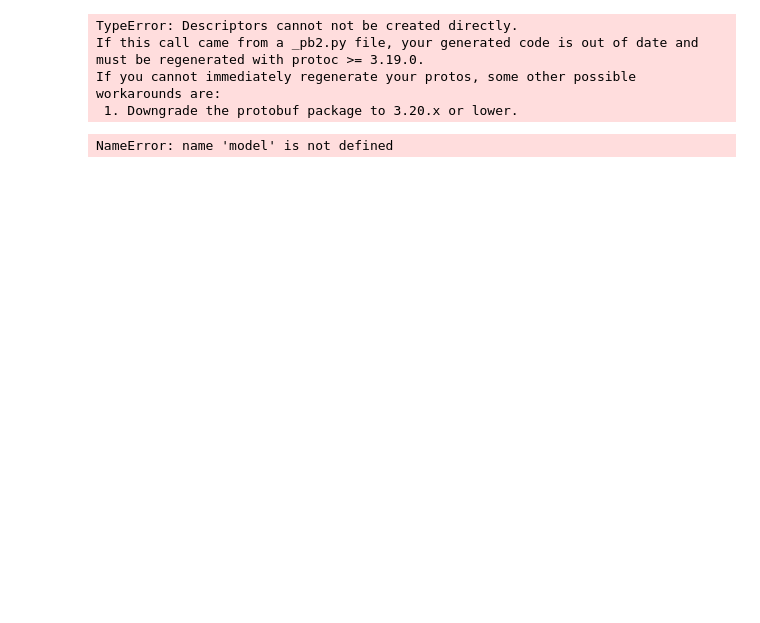
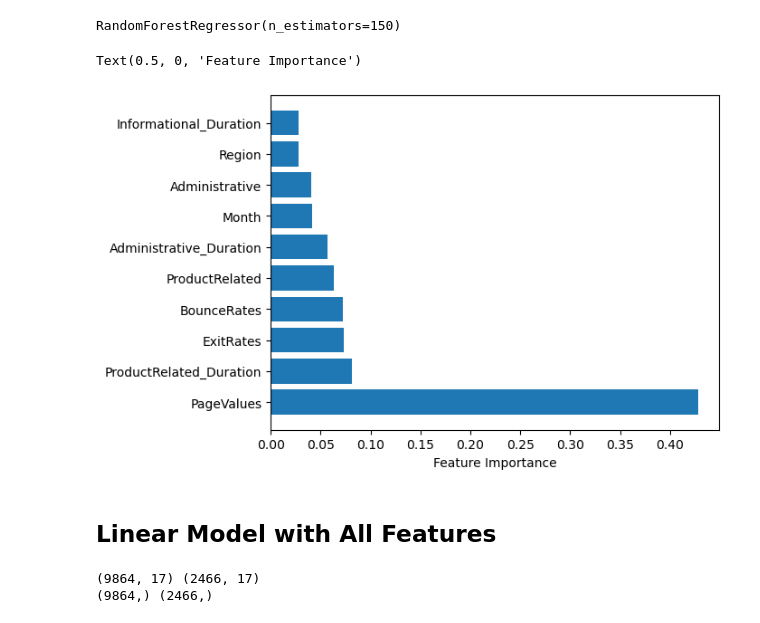
Before and after one commit to RoshanPaudyal/Project-3, a Jupyter notebook: Customer_Intention.ipynb, the cells around one changed output. Cells and saved outputs as stored; diff of their text form; code cells hidden in the pictures; blank space fills up the shorter version.

```diff
--- a/Customer_Intention.ipynb
+++ b/Customer_Intention.ipynb
@@ -31,5 +45,13 @@ Counter({False: 10422, True: 1908})
+# %%
+non_numeric_columns = 'Month', 'VisitorType', 'Weekend', 'Revenue'
+
+# Create an instance of the OrdinalEncoder
+encoder = OrdinalEncoder()
+
+for col in non_numeric_columns:
+    encoder.fit(df[[col]])
+    df[col] = encoder.transform(df[[col]])
 # %%
-# create dummy variables for 'VisitorType' and 'Month' columns and convert 'Weekend' and 'Revenue' columns to int data type
-df = pd.get_dummies(X, columns=['VisitorType', 'Month'])
-df['Weekend'] = df['Weekend'].astype(int)
-df['Revenue'] = df['Revenue'].astype(int)
+# df = pd.get_dummies( df, columns = ['VisitorType','Month'])
+# df['Weekend'] = df['Weekend'].astype(int)
+# df['Revenue'] = df['Revenue'].astype(int)
@@ -58,5 +61,25 @@ from sklearn.model_selection import train_test_split
 X = df.drop('Revenue', axis=1)
 y = df['Revenue']
 X_train, X_test, y_train, y_test = train_test_split(X, y, test_size=0.2, random_state=42)
+# %%
+rf = RandomForestRegressor(n_estimators=150)
+rf.fit(X_train, y_train)
+# %% [output]
+RandomForestRegressor(n_estimators=150)
+# %%
+importances = rf.feature_importances_
+indices = np.argsort(importances)[::-1]
+sort = indices[:10]  # select the top 10 features
+# %%
+# import
+# create a list of column labels from the integer indices
+labels = X.columns[sort]
+
+# plot the feature importances with the column labels
+plt.barh(labels, rf.feature_importances_[sort])
+plt.xlabel("Feature Importance")
+# %% [output]
+Text(0.5, 0, 'Feature Importance')
+[figure, added]
 # %%
 from sklearn.preprocessing import StandardScaler
@@ -64,26 +94,3 @@ from sklearn.preprocessing import StandardScaler
 scaler = StandardScaler()
 X_train_scaled = scaler.fit_transform(X_train)
 X_test_scaled = scaler.transform(X_test)
-# %%
-from keras.models import Sequential,Model
-from keras.layers import Dense, Activation, Dropout
-
-#Build a neural network model using Keras
-model = Sequential()
-model.add(Dense(64, input_dim=X_train_scaled.shape[1], activation='relu'))
-model.add(Dropout(0.5))
-model.add(Dense(32, activation='relu'))
-model.add(Dropout(0.3))
-model.add(Dense(16, activation='relu'))
-model.add(Dense(1, activation='sigmoid'))
-# %% [output]
-TypeError: Descriptors cannot not be created directly.
-If this call came from a _pb2.py file, your generated code is out of date and must be regenerated with protoc >= 3.19.0.
-If you cannot immediately regenerate your protos, some other possible workarounds are:
- 1. Downgrade the protobuf package to 3.20.x or lower.
-# %%
-# compile the model and fit it to the training data
-model.compile(loss='binary_crossentropy', optimizer='adam', metrics=['accuracy'])
-model.fit(X_train_scaled, y_train, epochs=100, batch_size=32, validation_split=0.2)
-# %% [output]
-NameError: name 'model' is not defined
@@ -94,0 +97,10 @@ print(result_dict)
+# %% [markdown]
+## Linear Model with All Features
+# %%
+print(X_train.shape,X_test.shape)
+print(y_train.shape,y_test.shape)
+
+# features = df.columns[:-1]
+# %% [output]
+(9864, 17) (2466, 17)
+(9864,) (2466,)
```
Also changed, not shown: parts of 34 cells of this notebook.
